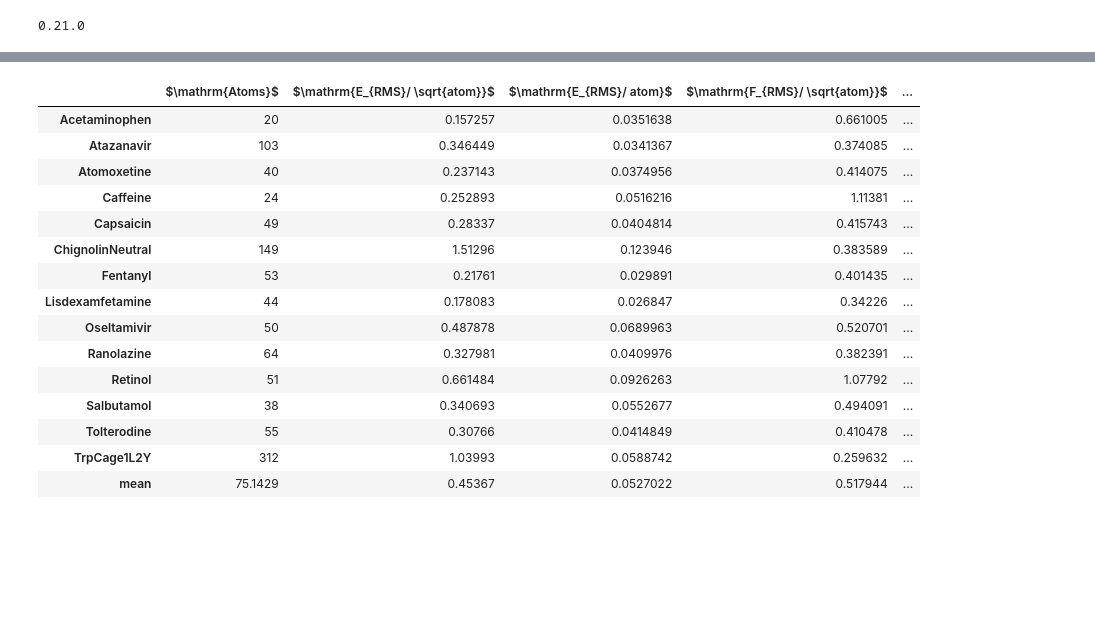
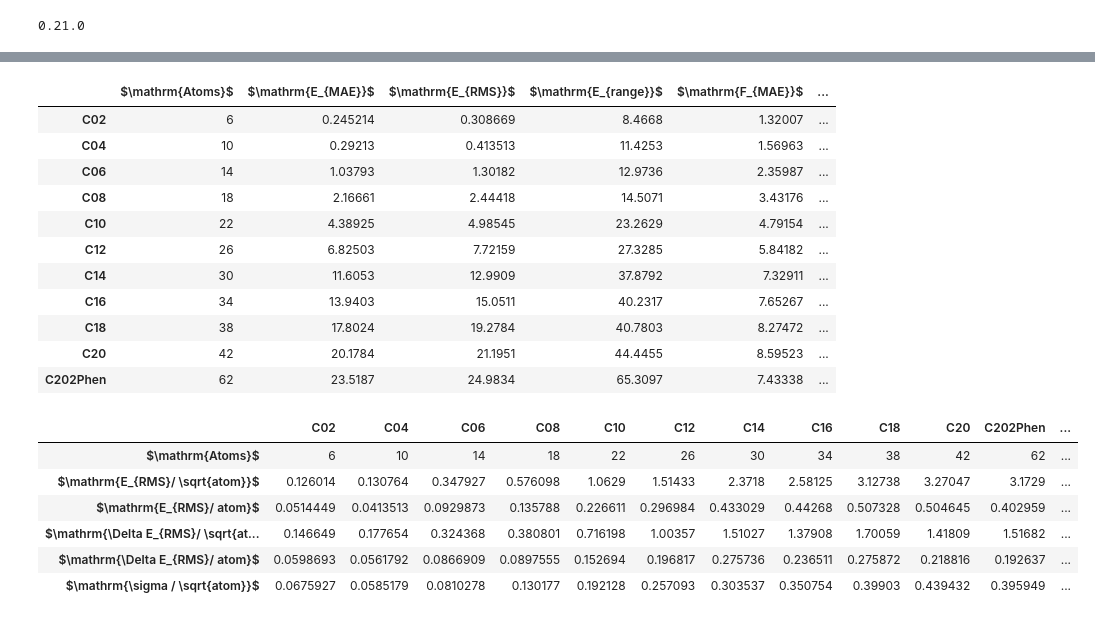
Before and after one commit to Jussmith01/ANI-Tools, a Jupyter notebook: notebooks/eval_ind_ts_data.ipynb, the cells around one changed output, grey strips where cells are left out. Cells and saved outputs as stored; diff of their text form; code cells hidden in the pictures; blank space fills up the shorter version.

```diff
--- a/notebooks/eval_ind_ts_data.ipynb
+++ b/notebooks/eval_ind_ts_data.ipynb
@@ -21,16 +21,14 @@ cm = sns.light_palette("green", as_cmap=True)
 # %% [output]
 0.21.0
 # %%
-tex_store = '/home/jujuman/Dropbox/ANAKIN-ME-RESEARCH/PUBLICATION-ActiveLearning/tables/MDBenchmark_ANI-9.0.5.tex'
-xls_store = '/home/jujuman/Dropbox/ANAKIN-ME-RESEARCH/PUBLICATION-ActiveLearning/tables/MDBenchmark_ANI-9.0.5.xlsx'
-frc_xlsx = '/home/jujuman/Dropbox/ANAKIN-ME-RESEARCH/PUBLICATION-ActiveLearning/tables/MDBenchmark_frcErrorperMolecule_ANI-9.0.5.xlsx'
+tex_store = '/home/jujuman/Dropbox/ANAKIN-ME-RESEARCH/PUBLICATION-ActiveLearning/tables/CONJCtest_ANI-9.0.5.tex'
+xls_store = '/home/jujuman/Dropbox/ANAKIN-ME-RESEARCH/PUBLICATION-ActiveLearning/tables/CONJCtest_ANI-9.0.5.xlsx'
+frc_xlsx = '/home/jujuman/Dropbox/ANAKIN-ME-RESEARCH/PUBLICATION-ActiveLearning/tables/CONJCtest_frcErrorperMolecule_ANI-9.0.5.xlsx'
 ani_version = 'ANI-9.0.5'
 
-fdir_wb97 = '/home/jujuman/Research/extensibility_test_sets/ani_md_benchmark/data_big/data/'
-fdir_dftb = '/home/jujuman/Research/extensibility_test_sets/ani_md_benchmark/test_dftb/data/'
-fdir_pm6 = '/home/jujuman/Research/extensibility_test_sets/ani_md_benchmark/test_pm6/data/'
+fdir_wb97 = '/home/jujuman/Research/conjugation_check/split_files/data/'
 
-wkdir = '/home/jujuman/Research/DataReductionMethods/train_test/ANI-9.0.4_netarch7'
+wkdir = '/home/jujuman/Research/DataReductionMethods/train_test/ANI-9.0.4_netarch8'
 #wkdir = '/home/jujuman/Research/ANI-validation/'
 cnstfile = wkdir + '/rHCNO-4.6A_16-3.1A_a4-8.params'
 saefile  = wkdir + '/sae_6-31gd.dat'
@@ -219,6 +167,9 @@ Name: mean, dtype: float64
 #edat = pd.DataFrame(stats).transpose()
 pd.set_option('expand_frame_repr', False)
 edat1 = edat1.sort_values(['$\mathrm{Atoms}$'])
+edat4 = edat4.sort_values(['$\mathrm{Atoms}$']).transpose()
+edat4['mean'] = edat4.mean(axis=1)
+edat4 = edat4.transpose()
 #edat2 = edat2.sort_values(['$\mathrm{Atoms}$'])
 #edat3 = edat3.sort_values(['$\mathrm{Atoms}$'])
 
@@ -232,8 +183,6 @@ with open(tex_store, "w") as text_file:
     text_file.write(header)
     text_file.write(begtab+r'\caption{'+ani_version+r'}'+'\n'+edat1.to_latex(escape=False)+endtab)
     text_file.write(begtab+r'\caption{'+'ANI per atom errors'+r'}'+'\n'+edat4.to_latex(escape=False)+endtab)
-    text_file.write(begtab+r'\caption{'+'ANI vs. DFTB vs. PM6'+r'}'+'\n'+edat2.to_latex(escape=False)+endtab)
-    text_file.write(begtab+r'\caption{'+'\|DFTB - '+ani_version+'\| and \|PM6 -'+ani_version+r'|}'+'\n'+edat3.to_latex(escape=False)+endtab)
     text_file.write(enddoc)
 
 
@@ -242,8 +191,6 @@ writer = pd.ExcelWriter(xls_store, engine='xlsxwriter')
 
 # Convert the dataframe to an XlsxWriter Excel object.
 edat1.to_excel(writer, sheet_name=ani_version)
-edat2.to_excel(writer, sheet_name='DFTB')
-edat3.to_excel(writer, sheet_name='DFTB vs. ANI')
 edat4.to_excel(writer, sheet_name='Per atom errors')
 
 # Close the Pandas Excel writer and output the Excel file.
@@ -307,22 +198,29 @@ s
+# %%
+edat1 = edat1.sort_values(['$\mathrm{Atoms}$'])
+edat1.style
+# %% [output]
+|  | $\mathrm{Atoms}$ | $\mathrm{E_{MAE}}$ | $\mathrm{E_{RMS}}$ | $\mathrm{E_{range}}$ | $\mathrm{F_{MAE}}$ | ... |
+| C02 | 6 | 0.245214 | 0.308669 | 8.4668 | 1.32007 | ... |
+| C04 | 10 | 0.29213 | 0.413513 | 11.4253 | 1.56963 | ... |
+| C06 | 14 | 1.03793 | 1.30182 | 12.9736 | 2.35987 | ... |
+| C08 | 18 | 2.16661 | 2.44418 | 14.5071 | 3.43176 | ... |
+| C10 | 22 | 4.38925 | 4.98545 | 23.2629 | 4.79154 | ... |
+| C12 | 26 | 6.82503 | 7.72159 | 27.3285 | 5.84182 | ... |
+| C14 | 30 | 11.6053 | 12.9909 | 37.8792 | 7.32911 | ... |
+| C16 | 34 | 13.9403 | 15.0511 | 40.2317 | 7.65267 | ... |
+| C18 | 38 | 17.8024 | 19.2784 | 40.7803 | 8.27472 | ... |
+| C20 | 42 | 20.1784 | 21.1951 | 44.4455 | 8.59523 | ... |
+| C202Phen | 62 | 23.5187 | 24.9834 | 65.3097 | 7.43338 | ... |
 # %%
-edat4.style
+edat4.transpose().style
 # %% [output]
-|  | $\mathrm{Atoms}$ | $\mathrm{E_{RMS}/ \sqrt{atom}}$ | $\mathrm{E_{RMS}/ atom}$ | $\mathrm{F_{RMS}/ \sqrt{atom}}$ | ... |
-| Acetaminophen | 20 | 0.157257 | 0.0351638 | 0.661005 | ... |
-| Atazanavir | 103 | 0.346449 | 0.0341367 | 0.374085 | ... |
-| Atomoxetine | 40 | 0.237143 | 0.0374956 | 0.414075 | ... |
-| Caffeine | 24 | 0.252893 | 0.0516216 | 1.11381 | ... |
-| Capsaicin | 49 | 0.28337 | 0.0404814 | 0.415743 | ... |
-| ChignolinNeutral | 149 | 1.51296 | 0.123946 | 0.383589 | ... |
-| Fentanyl | 53 | 0.21761 | 0.029891 | 0.401435 | ... |
-| Lisdexamfetamine | 44 | 0.178083 | 0.026847 | 0.34226 | ... |
-| Oseltamivir | 50 | 0.487878 | 0.0689963 | 0.520701 | ... |
-| Ranolazine | 64 | 0.327981 | 0.0409976 | 0.382391 | ... |
-| Retinol | 51 | 0.661484 | 0.0926263 | 1.07792 | ... |
-| Salbutamol | 38 | 0.340693 | 0.0552677 | 0.494091 | ... |
-| Tolterodine | 55 | 0.30766 | 0.0414849 | 0.410478 | ... |
-| TrpCage1L2Y | 312 | 1.03993 | 0.0588742 | 0.259632 | ... |
-| mean | 75.1429 | 0.45367 | 0.0527022 | 0.517944 | ... |
+|  | C02 | C04 | C06 | C08 | C10 | C12 | C14 | C16 | C18 | C20 | C202Phen | ... |
+| $\mathrm{Atoms}$ | 6 | 10 | 14 | 18 | 22 | 26 | 30 | 34 | 38 | 42 | 62 | ... |
+| $\mathrm{E_{RMS}/ \sqrt{atom}}$ | 0.126014 | 0.130764 | 0.347927 | 0.576098 | 1.0629 | 1.51433 | 2.3718 | 2.58125 | 3.12738 | 3.27047 | 3.1729 | ... |
+| $\mathrm{E_{RMS}/ atom}$ | 0.0514449 | 0.0413513 | 0.0929873 | 0.135788 | 0.226611 | 0.296984 | 0.433029 | 0.44268 | 0.507328 | 0.504645 | 0.402959 | ... |
+| $\mathrm{\Delta E_{RMS}/ \sqrt{at... | 0.146649 | 0.177654 | 0.324368 | 0.380801 | 0.716198 | 1.00357 | 1.51027 | 1.37908 | 1.70059 | 1.41809 | 1.51682 | ... |
+| $\mathrm{\Delta E_{RMS}/ atom}$ | 0.0598693 | 0.0561792 | 0.0866909 | 0.0897555 | 0.152694 | 0.196817 | 0.275736 | 0.236511 | 0.275872 | 0.218816 | 0.192637 | ... |
+| $\mathrm{\sigma / \sqrt{atom}}$ | 0.0675927 | 0.0585179 | 0.0810278 | 0.130177 | 0.192128 | 0.257093 | 0.303537 | 0.350754 | 0.39903 | 0.439432 | 0.395949 | ... |
 # %%
 # Create a Pandas Excel writer using XlsxWriter as the engine.
 writer = pd.ExcelWriter(frc_xlsx, engine='xlsxwriter')
```
Also changed, not shown: parts of 8 cells of this notebook, 14 other files.
